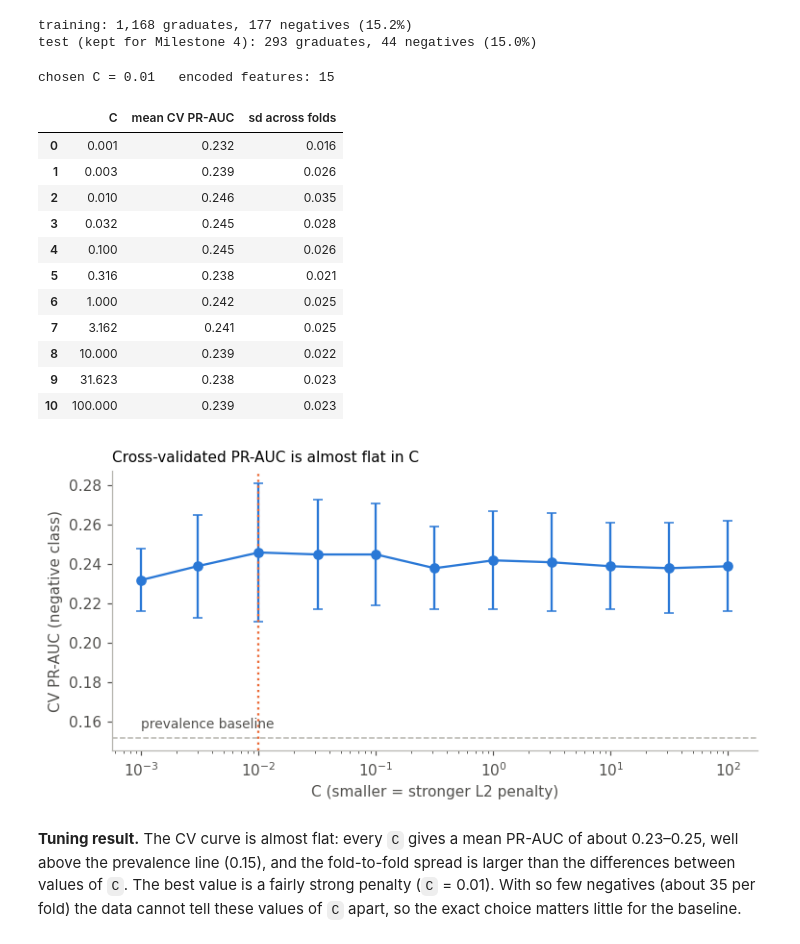
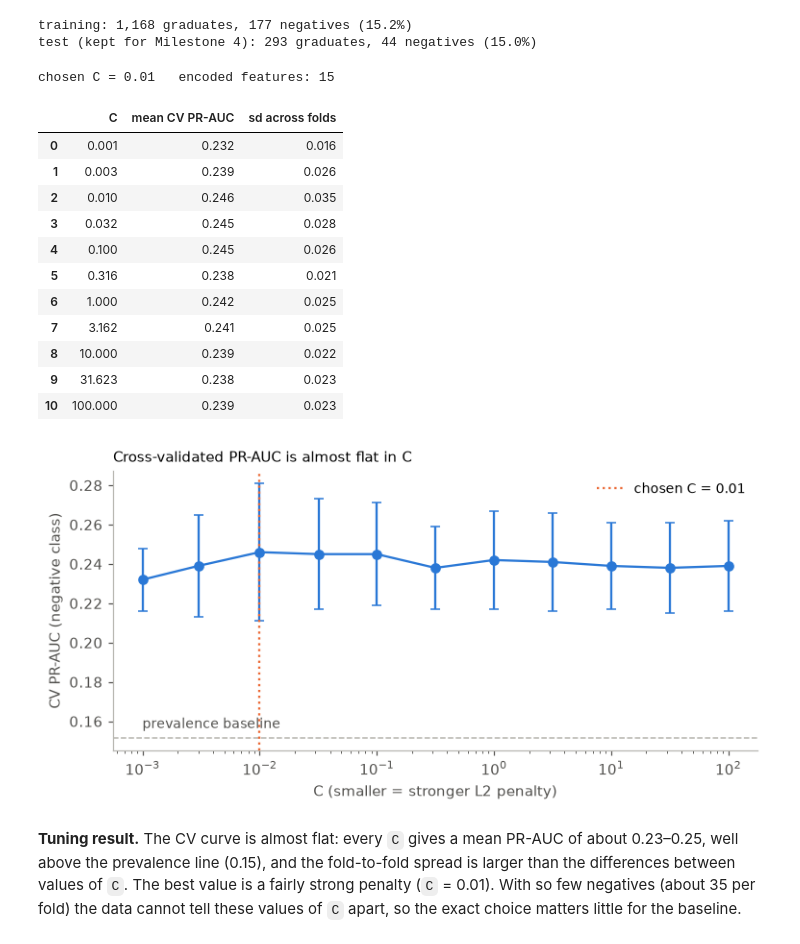
Before and after one commit to pejota81/csci109a, a Jupyter notebook: Milestone3_Group13.ipynb, the cells around one changed output. Cells and saved outputs as stored; diff of their text form; code cells hidden in the pictures.

```diff
--- a/Milestone3_Group13.ipynb
+++ b/Milestone3_Group13.ipynb
@@ -403,35 +412,36 @@ C_GRID = np.logspace(-3, 2, 11)
 search = GridSearchCV(baseline, {"logit__C": C_GRID}, cv=skf, scoring="average_precision").fit(X_train, y_train)
 
 cv_curve = pd.DataFrame({"C": C_GRID,
                          "mean CV PR-AUC": search.cv_results_["mean_test_score"],
                          "sd across folds": search.cv_results_["std_test_score"]}).round(3)
 best_C = search.best_params_["logit__C"]
 print(f"chosen C = {best_C:.3g}   encoded features: {len(search.best_estimator_['prep'].get_feature_names_out())}")
 display(cv_curve)
 
 fig, ax = plt.subplots(figsize=(7, 3.6))
 ax.errorbar(cv_curve.C, cv_curve["mean CV PR-AUC"], yerr=cv_curve["sd across folds"], marker="o", color=BLUE, capsize=3)
 ax.axhline(y_train.mean(), color="#b5b4ae", ls="--", lw=1)
 ax.text(C_GRID[0], y_train.mean() + 0.005, "prevalence baseline", fontsize=9, color=INK2)
-ax.axvline(best_C, color=ORANGE, ls=":", lw=1.5)
+ax.axvline(best_C, color=ORANGE, ls=":", lw=1.5, label=f"chosen C = {best_C:.3g}")
+ax.legend(frameon=False, fontsize=9)
 ax.set_xscale("log"); ax.set_xlabel("C (smaller = stronger L2 penalty)"); ax.set_ylabel("CV PR-AUC (negative class)")
 ax.set_title("Cross-validated PR-AUC is almost flat in C", loc="left", fontsize=10)
 plt.tight_layout(); plt.show()
 # %% [output]
 chosen C = 0.01   encoded features: 15
 |  | C | mean CV PR-AUC | sd across folds |
 | 0 | 0.001 | 0.232 | 0.016 |
 | 1 | 0.003 | 0.239 | 0.026 |
 | 2 | 0.010 | 0.246 | 0.035 |
 | 3 | 0.032 | 0.245 | 0.028 |
 | 4 | 0.100 | 0.245 | 0.026 |
 | 5 | 0.316 | 0.238 | 0.021 |
 | 6 | 1.000 | 0.242 | 0.025 |
 | 7 | 3.162 | 0.241 | 0.025 |
 | 8 | 10.000 | 0.239 | 0.022 |
 | 9 | 31.623 | 0.238 | 0.023 |
 | 10 | 100.000 | 0.239 | 0.023 |
-[figure, old version]
+[figure, new version]
 # %% [markdown]
 **Tuning result.** The CV curve is almost flat: every `C` gives a mean PR-AUC of about 0.23–0.25, well above the prevalence line (0.15), and the fold-to-fold spread is larger than the differences between values of `C`. The best value is a fairly strong penalty (`C` = 0.01). With so few negatives (about 35 per fold) the data cannot tell these values of `C` apart, so the exact choice matters little for the baseline.
 # %% [markdown]
```
Also changed, not shown: parts of 11 cells of this notebook.
